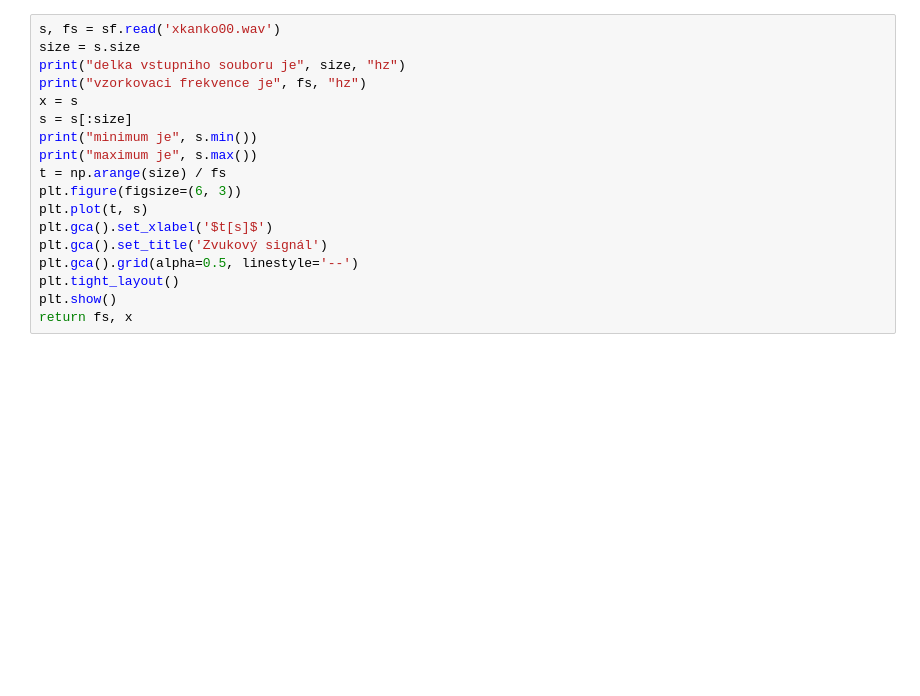
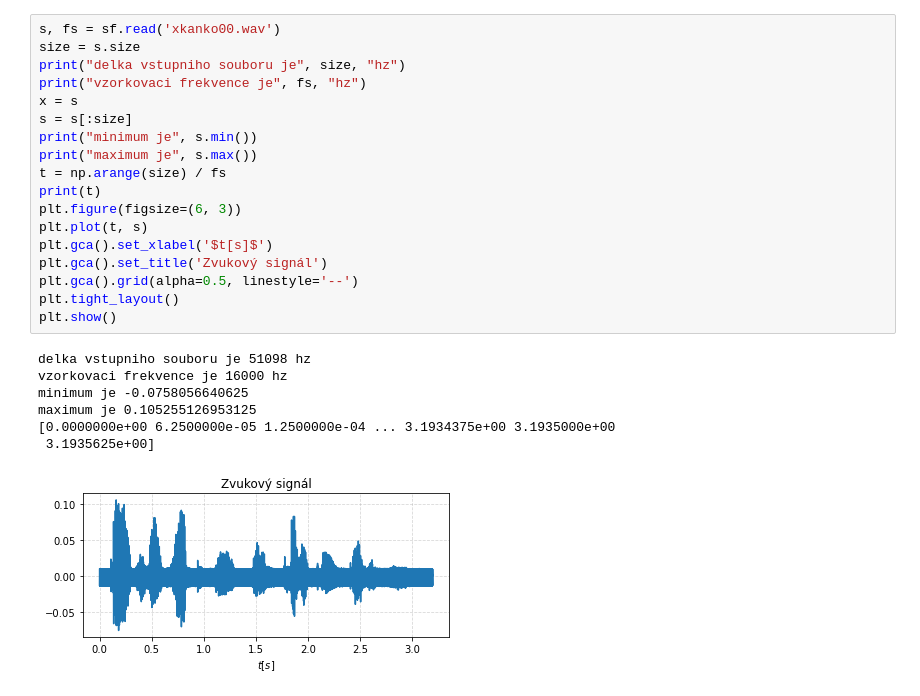
Before and after one commit to adamkankovsky/ISS_Projekt, a Jupyter notebook: ISSproj.ipynb, the cells around one changed output. Cells and saved outputs as stored; diff of their text form; blank space fills up the shorter version.

```diff
--- a/ISSproj.ipynb
+++ b/ISSproj.ipynb
@@ -11,18 +6,26 @@ SyntaxError: invalid syntax (<ipython-input-1-4bea4168a9c7>, line 1)
 # %%
 s, fs = sf.read('xkanko00.wav')
 size = s.size
 print("delka vstupniho souboru je", size, "hz")
 print("vzorkovaci frekvence je", fs, "hz")
 x = s
 s = s[:size]
 print("minimum je", s.min())
 print("maximum je", s.max())
 t = np.arange(size) / fs
+print(t)
 plt.figure(figsize=(6, 3))
 plt.plot(t, s)
 plt.gca().set_xlabel('$t[s]$')
 plt.gca().set_title('Zvukový signál')
 plt.gca().grid(alpha=0.5, linestyle='--')
 plt.tight_layout()
 plt.show()
-return fs, x
+# %% [output]
+delka vstupniho souboru je 51098 hz
+vzorkovaci frekvence je 16000 hz
+minimum je -0.0758056640625
+maximum je 0.105255126953125
+[0.0000000e+00 6.2500000e-05 1.2500000e-04 ... 3.1934375e+00 3.1935000e+00
+ 3.1935625e+00]
+[figure, added]
```
Also changed, not shown: parts of 6 cells of this notebook, 1 other file.
